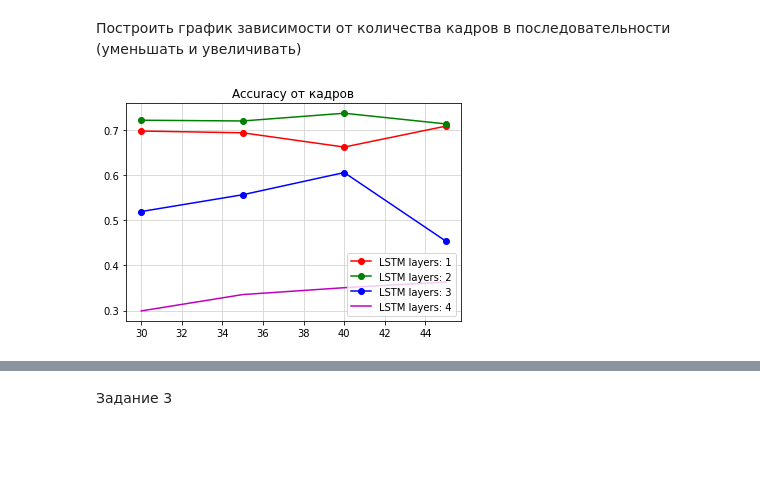
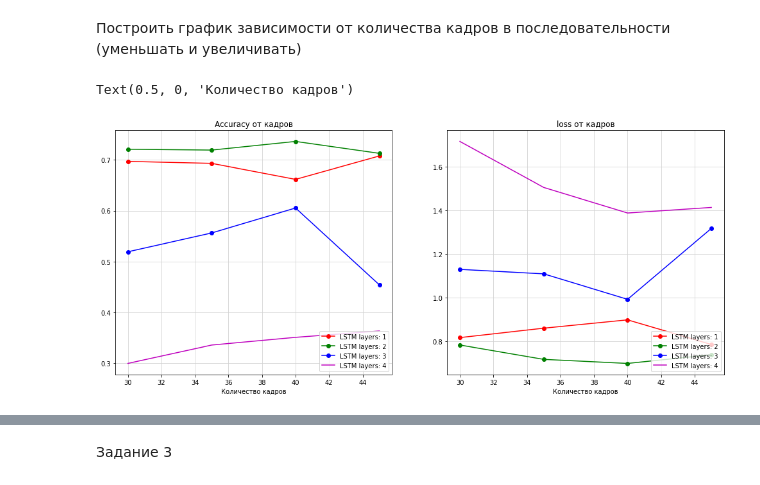
Before and after one commit to fdima/GB-PyTorch, a Jupyter notebook: HW2/HW2v1.ipynb, the cells around one changed output, grey strips where cells are left out. Saved outputs shown, nothing was run; the diff lists cells and outputs as text; code cells hidden in the pictures; blank space fills up the shorter version.

```diff
--- a/HW2/HW2v1.ipynb
+++ b/HW2/HW2v1.ipynb
@@ -779,18 +777,36 @@ sum_dat = pd.read_csv("/content/drive/MyDrive/PyTorch/HW2/summary_data.csv")
+# %%
+sum_dat = search_top.summary_data
 # %% [markdown]
 Построить график зависимости от количества кадров в последовательности (уменьшать и увеличивать)
 # %%
 import matplotlib.pyplot as plt
-# plt.figure(figsize=(12, 7))
+
+fig0, axes0 = plt.subplots(1, 2, figsize=(17, 7))
 
 color_list = ['ro-', 'go-', 'bo-', 'm']
 
 for i in range(4):
     # plt.subplot(2, 2, 1)
-    plt.plot(np.arange(30, 46, 5),  sum_dat.loc[sum_dat['layer'] == i+1, "accuracy"].values, color_list[i], label="LSTM layers: " + str(i+1))
+    axes0[0].plot(np.arange(30, 46, 5),  sum_dat.loc[sum_dat['layer'] == i+1, "accuracy"].values, color_list[i], label="LSTM layers: " + str(i+1))
 
-plt.legend(loc="lower right")
-plt.grid(color="lightgrey")
-plt.title('Accuracy от кадров' )
-plt.show()
+axes0[0].legend(loc="lower right")
+axes0[0].grid(color="lightgrey")
+axes0[0].set_title('Accuracy от кадров' )
+axes0[0].set_xlabel("Количество кадров")
+# axes0[0].уlabel("Accuracy")
+# axes[0].show()
+
+for i in range(4):
+    # plt.subplot(2, 2, 2)
+    axes0[1].plot(np.arange(30, 46, 5), sum_dat.loc[sum_dat['layer'] == i+1, "loss"].values, color_list[i], label="LSTM layers: " + str(i+1))
+
+axes0[1].legend(loc="lower right")
+axes0[1].grid(color="lightgrey")
+axes0[1].set_title('loss от кадров' )
+axes0[1].set_xlabel("Количество кадров")
+# axes0[1].set_уlabel("Loss")
+
+# plt.show()
 # %% [output]
+Text(0.5, 0, 'Количество кадров')
-[figure, old version]
+[figure, new version]
```
Also changed, not shown: parts of 4 cells of this notebook.
